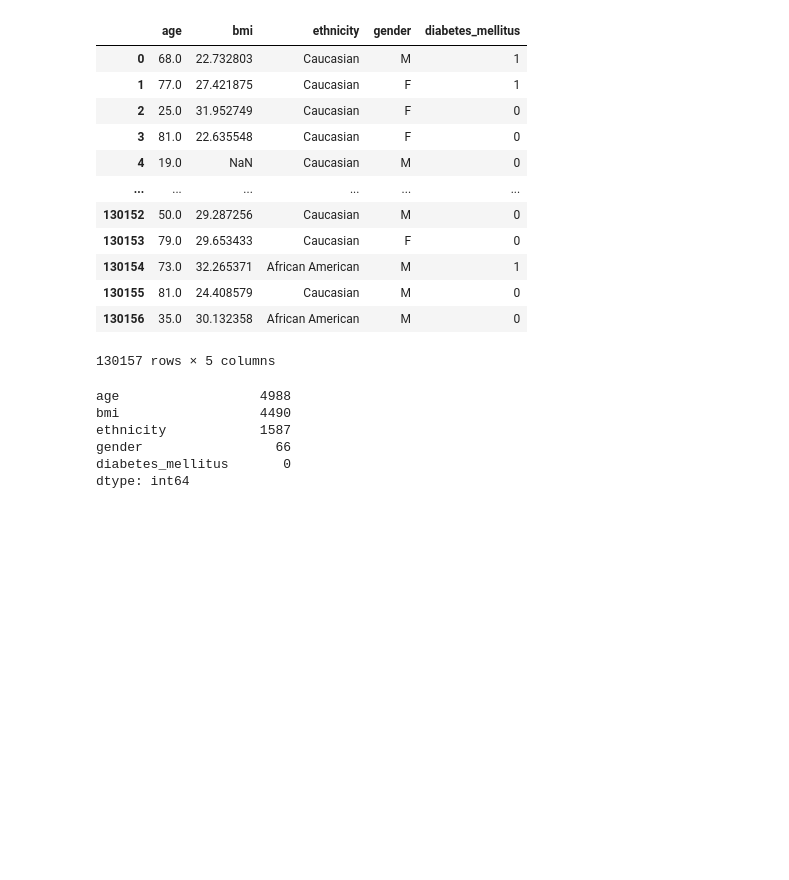
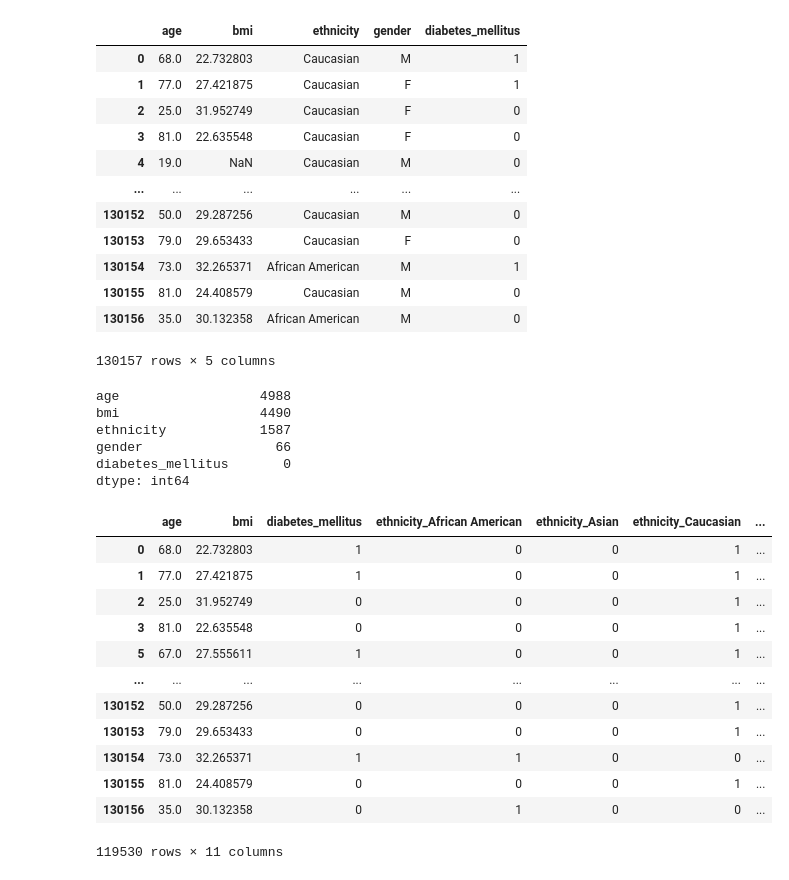
Before and after one commit to Carmenloww/Diabetes-Predictions-in-ICUs, a Jupyter notebook: diabetes_sample_model.ipynb, the cells around one changed output. Drawn from its saved outputs; the diff is of its cells as text; code cells hidden in the pictures; blank space fills up the shorter version.

Commit message:
dropped null values, train and made prediction

```diff
--- a/diabetes_sample_model.ipynb
+++ b/diabetes_sample_model.ipynb
@@ -49,5 +49,26 @@ ethnicity            1587
 gender                 66
 diabetes_mellitus       0
 dtype: int64
+# %%
+# drop all NaN values
+train_sample = train_sample.dropna()
+# %%
+# Binary encoding using Pandas (multiple columns)
+train_encoded = pd.get_dummies(train_sample, columns=["ethnicity", "gender"])
+train_encoded
+# %% [output]
+|  | age | bmi | diabetes_mellitus | ethnicity_African American | ethnicity_Asian | ethnicity_Caucasian | ... |
+| 0 | 68.0 | 22.732803 | 1 | 0 | 0 | 1 | ... |
+| 1 | 77.0 | 27.421875 | 1 | 0 | 0 | 1 | ... |
+| 2 | 25.0 | 31.952749 | 0 | 0 | 0 | 1 | ... |
+| 3 | 81.0 | 22.635548 | 0 | 0 | 0 | 1 | ... |
+| 5 | 67.0 | 27.555611 | 1 | 0 | 0 | 1 | ... |
+| ... | ... | ... | ... | ... | ... | ... | ... |
+| 130152 | 50.0 | 29.287256 | 0 | 0 | 0 | 1 | ... |
+| 130153 | 79.0 | 29.653433 | 0 | 0 | 0 | 1 | ... |
+| 130154 | 73.0 | 32.265371 | 1 | 1 | 0 | 0 | ... |
+| 130155 | 81.0 | 24.408579 | 0 | 0 | 0 | 1 | ... |
+| 130156 | 35.0 | 30.132358 | 0 | 1 | 0 | 0 | ... |
+119530 rows × 11 columns
 # %%
 # use X as features and y as target
```
Also changed, not shown: parts of 5 cells of this notebook.
